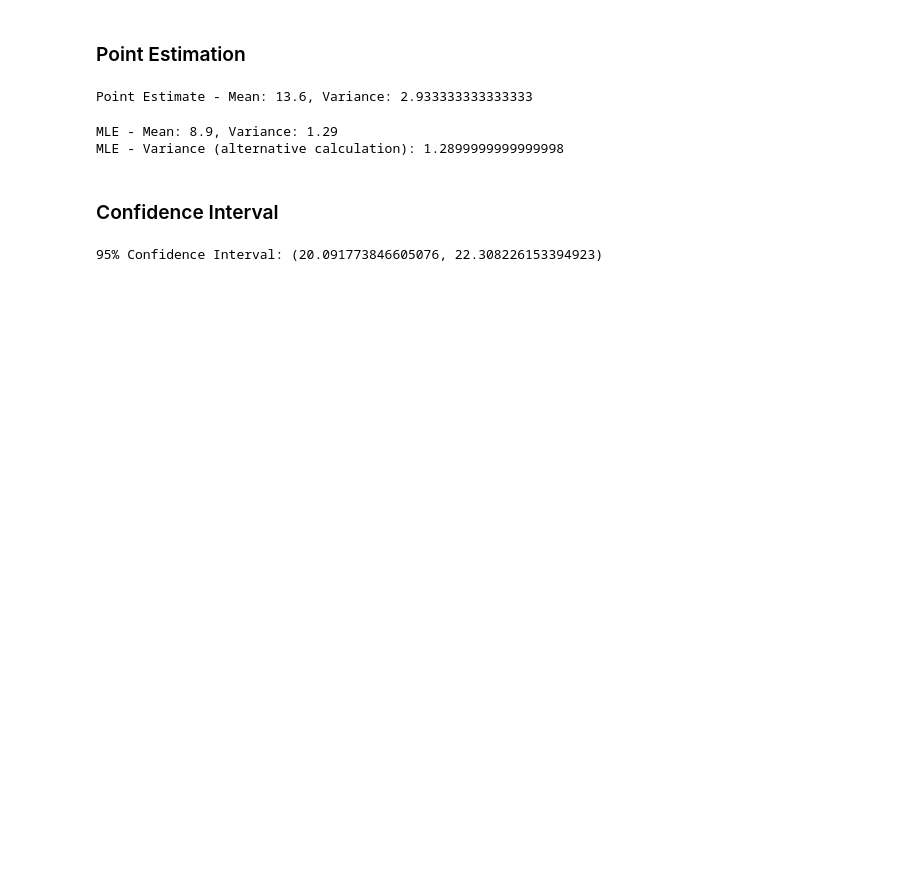
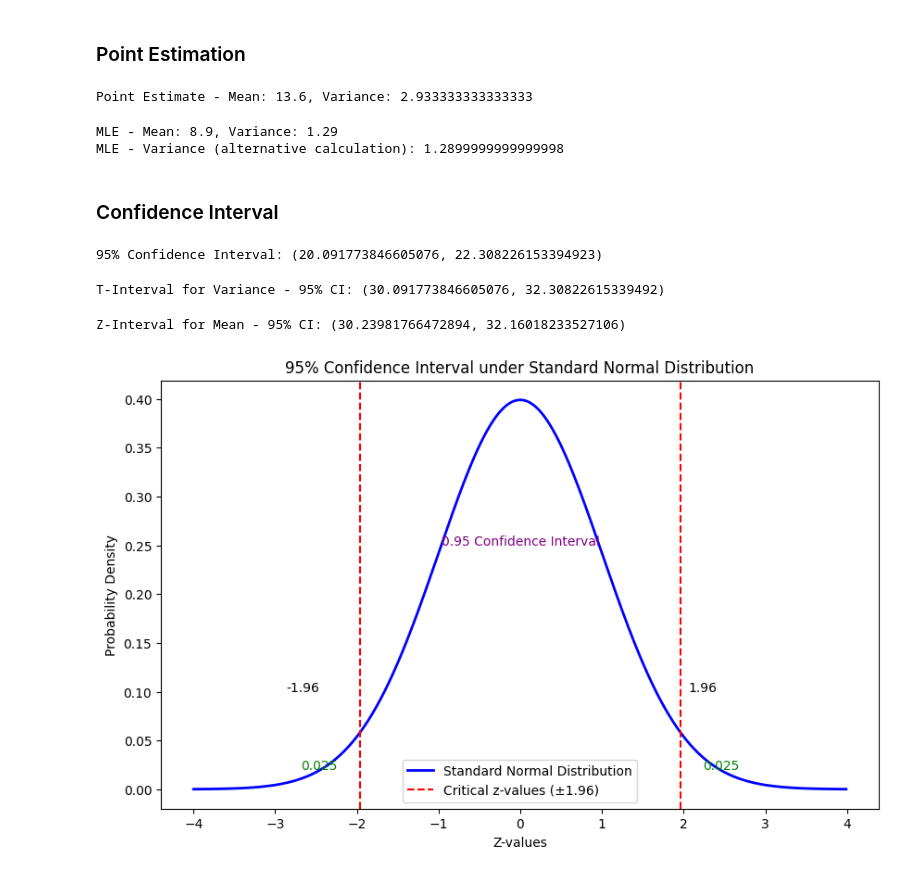
Before and after one commit to Shashank-3002/AI-ML, a Jupyter notebook: Exercies/estimation.ipynb, the cells around one changed output. Drawn from its saved outputs; the diff is of its cells as text; code cells hidden in the pictures; blank space fills up the shorter version.

```diff
--- a/Exercies/estimation.ipynb
+++ b/Exercies/estimation.ipynb
@@ -44,3 +44,66 @@ upper_bound = mean_2 + t_critical * std_err # margin_of_error = t_critical * std
 print(f"95% Confidence Interval: ({lower_bound}, {upper_bound})")
 # %% [output]
 95% Confidence Interval: (20.091773846605076, 22.308226153394923)
+# %%
+##T-Interval for Variance
+from scipy.stats import t
+data_3 = np.array([30, 32, 31, 29, 33, 30, 31, 32, 34, 30])
+n3 = len(data_3)
+mean = np.mean(data_3)
+std_dev = np.std(data_3, ddof=1)
+std_err3 = std_dev / np.sqrt(n3)
+# t critical value for 95% confidence
+t_crit = t.ppf(0.975, df=n3-1) #95% confidence
+lower_ci = mean - t_crit * std_err3
+upper_ci = mean + t_crit * std_err3
+print(f"T-Interval for Variance - 95% CI: ({lower_ci}, {upper_ci})")
+# %% [output]
+T-Interval for Variance - 95% CI: (30.091773846605076, 32.30822615339492)
+# %%
+#Z-Interval for Mean
+from scipy.stats import norm
+data_3 = np.array([30, 32, 31, 29, 33, 30, 31, 32, 34, 30])
+n3 = len(data_3)
+mean = np.mean(data_3)
+std_dev = np.std(data_3, ddof=1)
+std_err3 = std_dev / np.sqrt(n3)
+# z critical value for 95% confidence
+z_crit = norm.ppf(0.975) #95% confidence
+lower_ci = mean - z_crit * std_err3
+upper_ci = mean + z_crit * std_err3
+print(f"Z-Interval for Mean - 95% CI: ({lower_ci}, {upper_ci})")
+# %% [output]
+Z-Interval for Mean - 95% CI: (30.23981766472894, 32.16018233527106)
+# %%
+#Plot 95% Confidence Interval
+import matplotlib.pyplot as plt
+#X-axis values
+x = np.arange(-4,4,0.01)
+#Standard Normal PDF
+y = norm.pdf(x)
+#critical z value for 95% confidence
+z_crit = 1.96
+#Shading the area under the curve for 95% CI
+plt.figure(figsize=(10,6))
+plt.plot(x,y, label='Standard Normal Distribution', color='blue',linewidth=2)
+#Vertical lines for critical z values
+plt.axvline(-z_crit, color='red', linestyle='--', label='Critical z-values (±1.96)')
+plt.axvline(z_crit, color='red', linestyle='--')
+
+#text labels
+plt.text(-z_crit-0.5, 0.1, '-1.96', ha = 'right')
+plt.text(z_crit+0.1, 0.1, '1.96', ha = 'left')
+
+#Tail probabilities 0.025 in each tail
+plt.text(-z_crit-0.5, 0.02, '0.025', ha='center', color='green')
+plt.text(z_crit+0.5, 0.02, '0.025', ha='center', color='green')
+
+#Center confidence area
+plt.text(0,0.25,"0.95 Confidence Interval", ha='center', color='purple')
+plt.title('95% Confidence Interval under Standard Normal Distribution')
+plt.xlabel('Z-values')
+plt.ylabel('Probability Density')
+plt.legend()
+plt.show()
+# %% [output]
+[figure, added]
```
Also changed, not shown: 3 other files.
